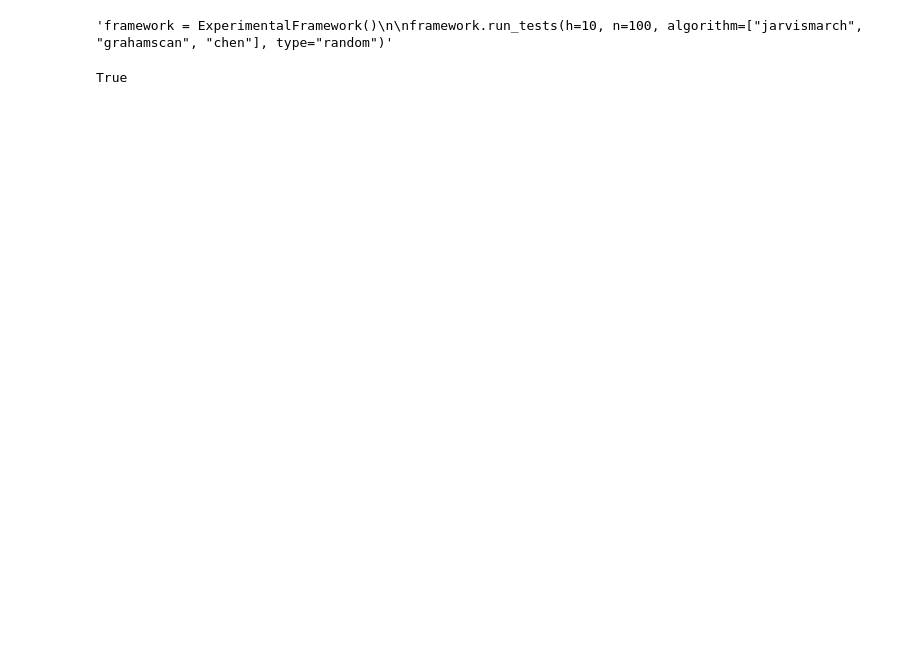
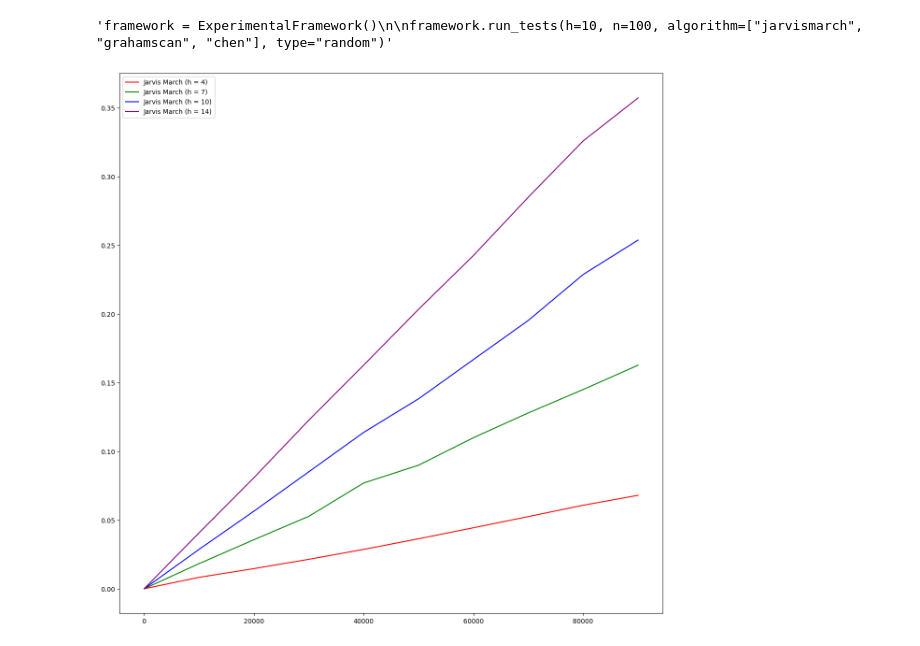
Before and after one commit to Declan-Loo/COMP0005-Grp30, a Jupyter notebook: grp-030-0005code.ipynb, the cells around one changed output. Cells and saved outputs as stored; diff of their text form; code cells hidden in the pictures; blank space fills up the shorter version.

```diff
--- a/grp-030-0005code.ipynb
+++ b/grp-030-0005code.ipynb
@@ -785,8 +782,64 @@ trial_grahams(point_range, 50)
 framework.run_tests(h=10, n=100, algorithm=["jarvismarch", "grahamscan", "chen"], type="random")"""
 # %% [output]
 'framework = ExperimentalFramework()\n\nframework.run_tests(h=10, n=100, algorithm=["jarvismarch", "grahamscan", "chen"], type="random")'
-# %%
-x = TestDataGenerator(300).random_points()
-print(len(grahamscan(x)) == len(grahamscanQuickSort(x)) == len(grahamscanMergeSort(x)) == len(grahamscanInsertionSort(x)))
-# %% [output]
-True
+# %%
+def time_algorithm(algorithm, points):
+    start = timeit.default_timer()
+    algorithm(points)
+    end = timeit.default_timer()
+    return end - start
+
+jarvis_times = []
+jarvis_times2 = []
+jarvis_times3 =[]
+total_h1=[]
+total_h2=[]
+total_h3=[]
+
+
+def get_times(point_range):
+    fig = plt.figure()
+    for i in point_range:
+        data_generator = TestDataGenerator(i,15000)
+        points = data_generator.controlled_point_generation(4)
+        points2 = data_generator.controlled_point_generation(7)
+        points3 = data_generator.controlled_point_generation(10)
+        jarvis_times.append(time_algorithm(jarvismarch, points))
+        jarvis_times2.append(time_algorithm(jarvismarch, points2))
+        jarvis_times3.append(time_algorithm(jarvismarch, points3))
+        total_h1.append(4)
+        total_h2.append(7)
+        total_h3.append(10)
+
+    ax = plt.axes(projection = '3d')
+    ax.plot3D(point_range, total_h1, jarvis_times, label = 'h=4', color = 'blue')
+    ax.plot3D(point_range, total_h2, jarvis_times2, label = 'h=7' ,color = 'yellow')
+    ax.plot3D(point_range, total_h3, jarvis_times3, label = 'h=10' ,color = 'red')
+    ax.set_title('3D')
+    plt.legend()
+    plt.show()
+
+def trials(point_range, n):
+    h_values = [4,7,10,14]
+    co = ['red','green','blue','purple']
+    for h,c in zip(h_values,co):
+        jarvis_trials = []
+        for j in point_range:
+            jarvis_time = 0
+            for i in range(n):
+                data_generator = TestDataGenerator(j,15000)
+                points = data_generator.controlled_point_generation(h)
+                jarvis_time += time_algorithm(jarvismarch, points)
+            jarvis_trials.append(jarvis_time/n)
+        plt.plot(point_range, jarvis_trials, label = "Jarvis March (h = " + str(h) + ")" , color = c)
+
+    plt.legend()
+    fig = plt.gcf()
+    fig.set_size_inches(15,15)
+    plt.show()
+
+
+point_range = [i for i in range(30,100000,10000)]
+trials(point_range,10)
+# %% [output]
+[figure, added]
```
Also changed, not shown: parts of 9 cells of this notebook.
